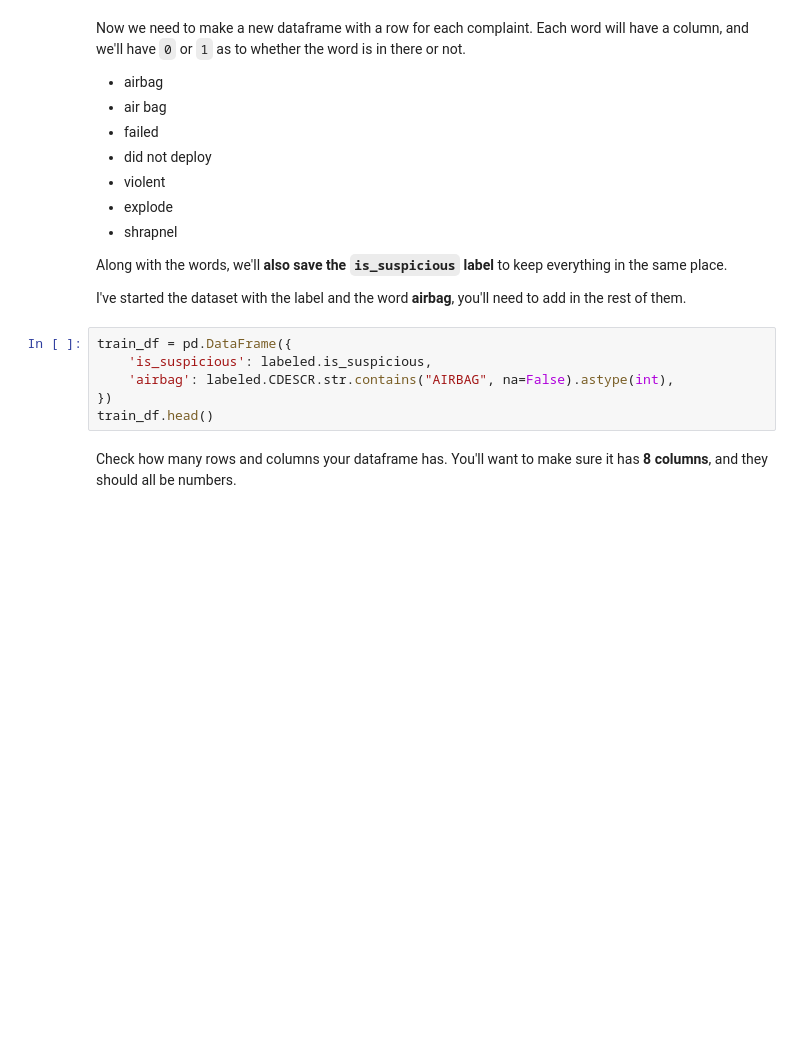
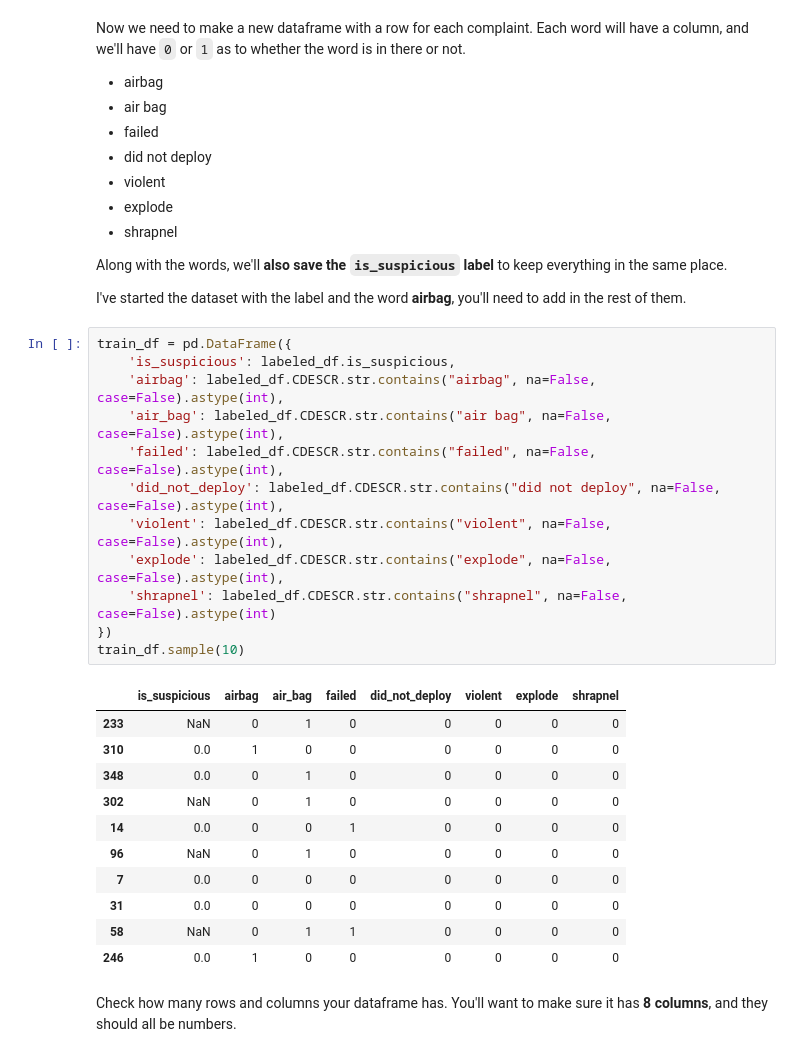
Before and after one commit to domhnallog/class_col_algorithms, a Jupyter notebook: 04-homework/04-homework-nyt-takata-odonnchadha.ipynb, the cells around one changed output. Saved outputs shown, nothing was run; the diff lists cells and outputs as text; blank space fills up the shorter version.

```diff
--- a/04-homework/04-homework-nyt-takata-odonnchadha.ipynb
+++ b/04-homework/04-homework-nyt-takata-odonnchadha.ipynb
@@ -171,11 +219,29 @@ Now we need to make a new dataframe with a row for each complaint. Each word wil
 Along with the words, we'll **also save the `is_suspicious` label** to keep everything in the same place.
 
 I've started the dataset with the label and the word **airbag**, you'll need to add in the rest of them.
-# %%
-train_df = pd.DataFrame({
-    'is_suspicious': labeled.is_suspicious,
-    'airbag': labeled.CDESCR.str.contains("AIRBAG", na=False).astype(int),
-})
-train_df.head()
+# %%
+train_df = pd.DataFrame({
+    'is_suspicious': labeled_df.is_suspicious,
+    'airbag': labeled_df.CDESCR.str.contains("airbag", na=False, case=False).astype(int),
+    'air_bag': labeled_df.CDESCR.str.contains("air bag", na=False, case=False).astype(int),
+    'failed': labeled_df.CDESCR.str.contains("failed", na=False, case=False).astype(int),
+    'did_not_deploy': labeled_df.CDESCR.str.contains("did not deploy", na=False, case=False).astype(int),
+    'violent': labeled_df.CDESCR.str.contains("violent", na=False, case=False).astype(int),
+    'explode': labeled_df.CDESCR.str.contains("explode", na=False, case=False).astype(int),
+    'shrapnel': labeled_df.CDESCR.str.contains("shrapnel", na=False, case=False).astype(int)
+})
+train_df.sample(10)
+# %% [output]
+|  | is_suspicious | airbag | air_bag | failed | did_not_deploy | violent | explode | shrapnel |
+| 233 | NaN | 0 | 1 | 0 | 0 | 0 | 0 | 0 |
+| 310 | 0.0 | 1 | 0 | 0 | 0 | 0 | 0 | 0 |
+| 348 | 0.0 | 0 | 1 | 0 | 0 | 0 | 0 | 0 |
+| 302 | NaN | 0 | 1 | 0 | 0 | 0 | 0 | 0 |
+| 14 | 0.0 | 0 | 0 | 1 | 0 | 0 | 0 | 0 |
+| 96 | NaN | 0 | 1 | 0 | 0 | 0 | 0 | 0 |
+| 7 | 0.0 | 0 | 0 | 0 | 0 | 0 | 0 | 0 |
+| 31 | 0.0 | 0 | 0 | 0 | 0 | 0 | 0 | 0 |
+| 58 | NaN | 0 | 1 | 1 | 0 | 0 | 0 | 0 |
+| 246 | 0.0 | 1 | 0 | 0 | 0 | 0 | 0 | 0 |
 # %% [markdown]
 Check how many rows and columns your dataframe has. You'll want to make sure it has **8 columns**, and they should all be numbers.
```
Also changed, not shown: parts of 53 cells of this notebook, 2 other files.
